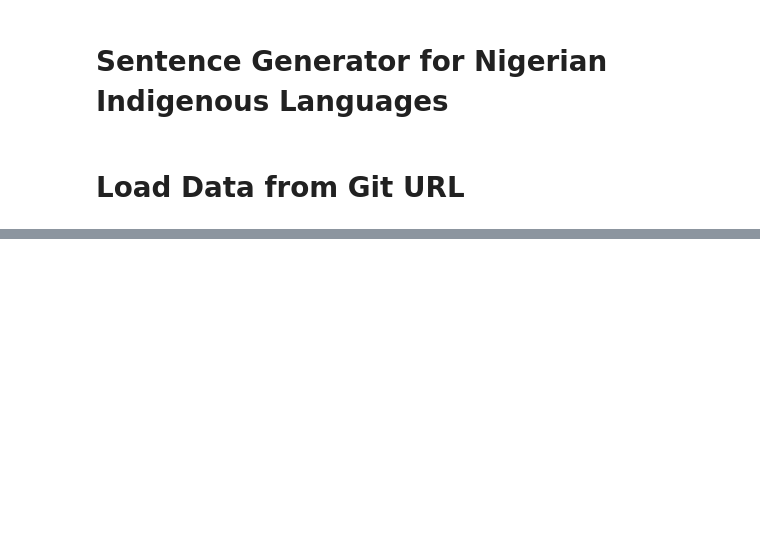
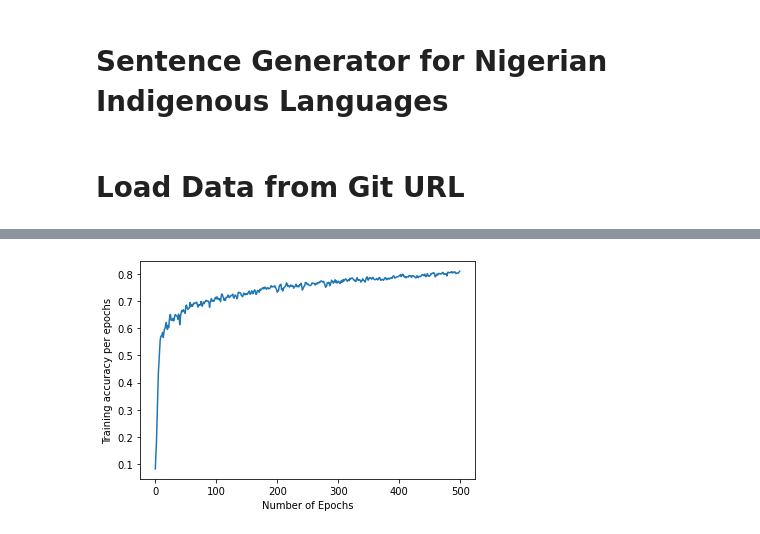
Before and after one commit to aoluwatooni/sentence-generator-for-indigenous-nigerian-language, a Jupyter notebook: 001.ipynb, the cells around one changed output, grey strips where cells are left out. Cells and saved outputs as stored; diff of their text form; code cells hidden in the pictures; blank space fills up the shorter version.

Commit message:
[ADD]Data preprocessing, Data Modelling, and Inference Function

```diff
--- a/001.ipynb
+++ b/001.ipynb
@@ -67,0 +165,7 @@ data[:5]
+# %%
+# Create predictors and label using numpy slicing
+features = input_sequences[:,:-1]
+labels = input_sequences[:,-1]
+
+# Creating one hot encoding values of each labels
+labels = tf.keras.utils.to_categorical(labels, num_classes=total_words)
@@ -67,0 +176,9 @@ data[:5]
+# %%
+# Set embedding dimension for embedding layer
+output_dim = int(np.sqrt(total_words) * 1.6)
+# %%
+model = Sequential()
+model.add(Embedding(total_words, output_dim=output_dim, input_length=max_sequence_len - 1))
+model.add(Bidirectional(LSTM(400)))
+model.add(Dense(total_words, activation='softmax'))
+model.summary()
@@ -67,0 +202,4 @@ data[:5]
+# %%
+adam = Adam(lr=0.01)
+model.compile(loss='categorical_crossentropy', optimizer=adam, metrics=['accuracy'])
+history = model.fit(features,labels,epochs=500,verbose=1)
@@ -67,0 +224,9 @@ data[:5]
+# %%
+#plotting the training accuracy of the model
+import matplotlib.pyplot as plt
+plt.plot(history.history['accuracy'])
+plt.xlabel("Number of Epochs")
+plt.ylabel('Training accuracy per epochs')
+plt.show()
+# %% [output]
+[figure, added]
```
Also changed, not shown: parts of 43 cells of this notebook.
